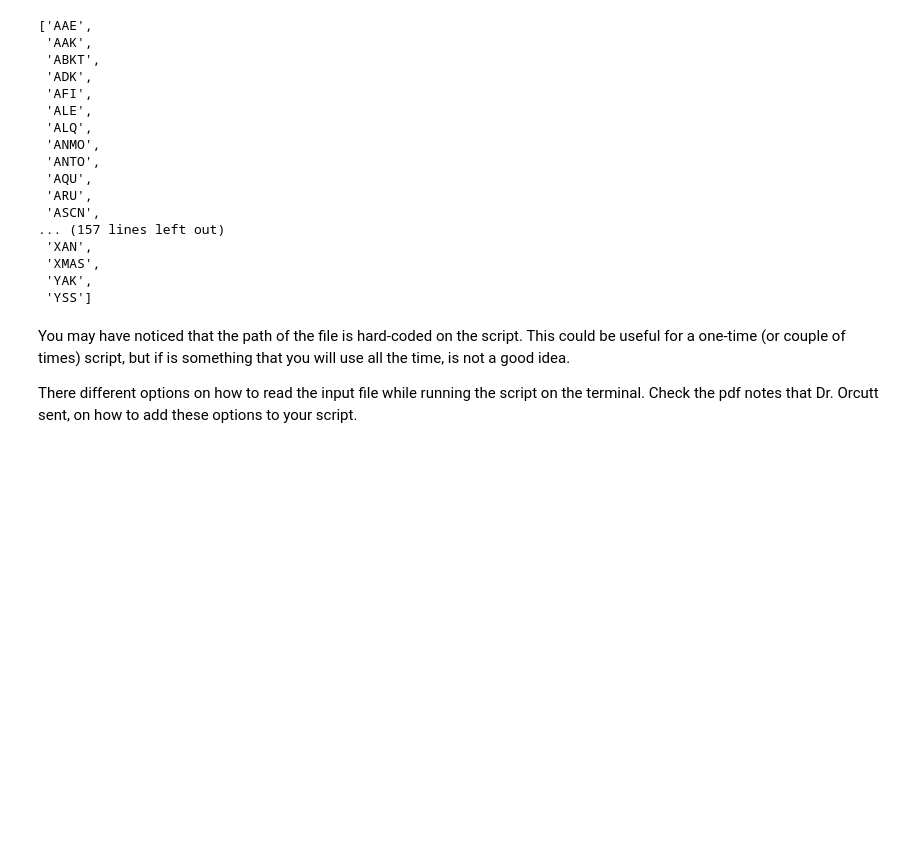
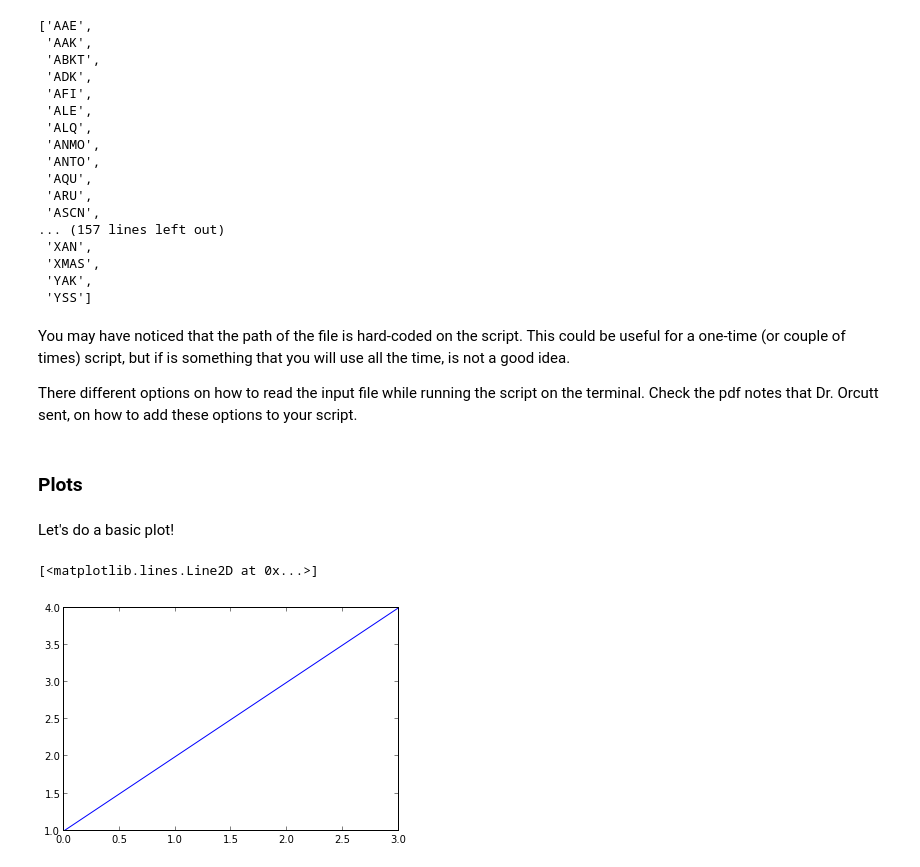
Before and after one commit to juanu/SIO233_Notes, a Jupyter notebook: IntroPython_Week2.ipynb, the cells around one changed output. Drawn from its saved outputs; the diff is of its cells as text; code cells hidden in the pictures; blank space fills up the shorter version.

Commit message:
Plot tutorials

```diff
--- a/IntroPython_Week2.ipynb
+++ b/IntroPython_Week2.ipynb
@@ -504,3 +504,5 @@ StaName
 You may have noticed that the path of the file is hard-coded on the script. This could be useful for a one-time (or couple of times) script, but if is something that you will use all the time, is not a good idea.
 
 There different options on how to read the input file while running the script on the terminal. Check the pdf notes that Dr. Orcutt sent, on how to add these options to your script.
+# %% [markdown]
+### Plots
@@ -506,0 +512,7 @@ There different options on how to read the input file while running the script o
+# %% [markdown]
+Let's do a basic plot!
+# %%
+plt.plot([1,2,3,4]) # Makes a plot.
+# %% [output]
+[<matplotlib.lines.Line2D at 0x...>]
+[figure, added]
```
Also changed, not shown: parts of 23 cells of this notebook.
